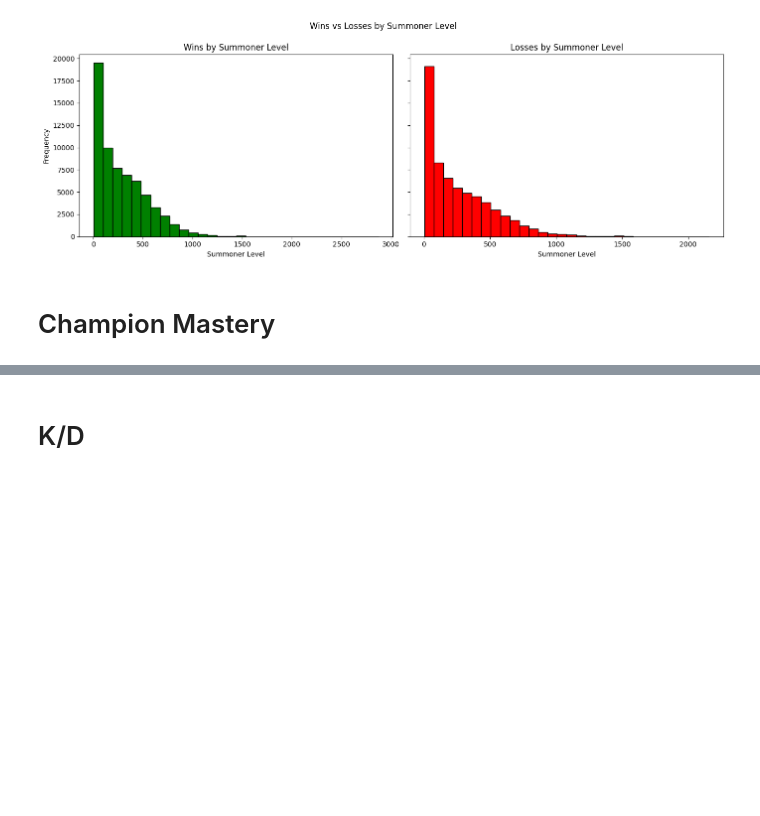
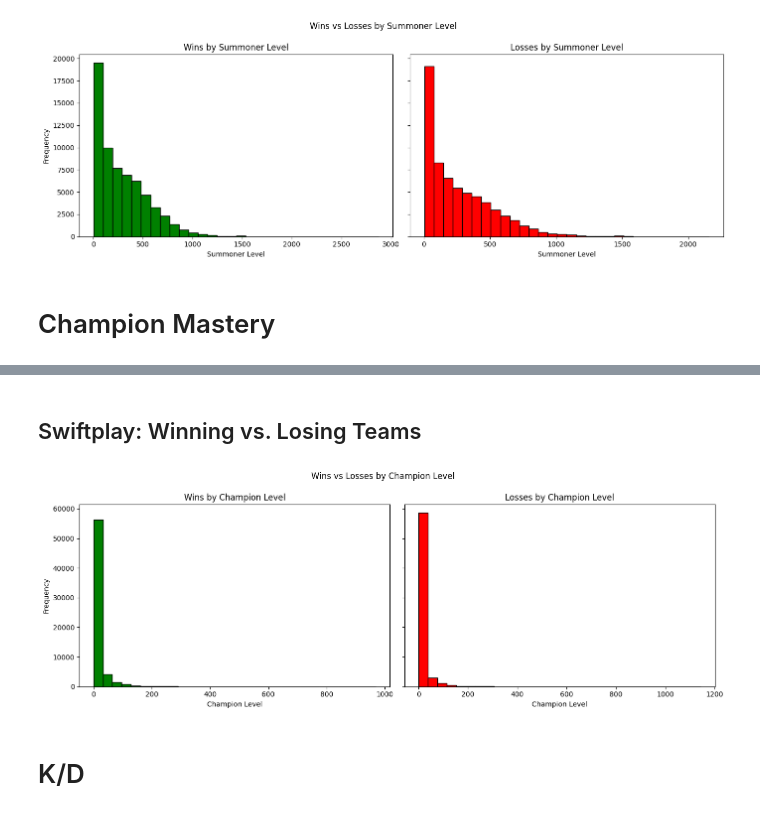
Before and after one commit to mdcUM/swiftplay-analysis, a Jupyter notebook: fairness_and_competitive_balance.ipynb, the cells around one changed output, grey strips where cells are left out. Cells and saved outputs as stored; diff of their text form; code cells hidden in the pictures; blank space fills up the shorter version.

```diff
--- a/fairness_and_competitive_balance.ipynb
+++ b/fairness_and_competitive_balance.ipynb
@@ -136,2 +153,31 @@ plt.show()
+# %% [markdown]
+## Swiftplay: Winning vs. Losing Teams
+# %%
+player_levels = swiftplay_player_match_data[['championLevel', 'win']]
+
+# Plot histograms for championLevel, separate by win and loss
+fig, ax = plt.subplots(1, 2, figsize=(14, 5), sharey=True)
+
+# Plot for wins (win = 1)
+player_levels[player_levels['win'] == 1]['championLevel'].plot(kind='hist', bins=30, ax=ax[0], color='green', edgecolor='black')
+ax[0].set_title("Wins by Champion Level")
+ax[0].set_xlabel("Champion Level")
+ax[0].set_ylabel("Frequency")
+
+# Plot for losses (win = 0)
+player_levels[player_levels['win'] == 0]['championLevel'].plot(kind='hist', bins=30, ax=ax[1], color='red', edgecolor='black')
+ax[1].set_title("Losses by Champion Level")
+ax[1].set_xlabel("Champion Level")
+ax[1].set_ylabel("Frequency")
+
+# Overall title
+plt.suptitle("Wins vs Losses by Champion Level")
+
+# Show plot
+plt.tight_layout()
+plt.subplots_adjust(top=0.85)  # Adjust space for the suptitle
+plt.show()
+# %% [output]
+[figure, added]
 # %% [markdown]
 # K/D
```
Also changed, not shown: parts of 47 cells of this notebook.
